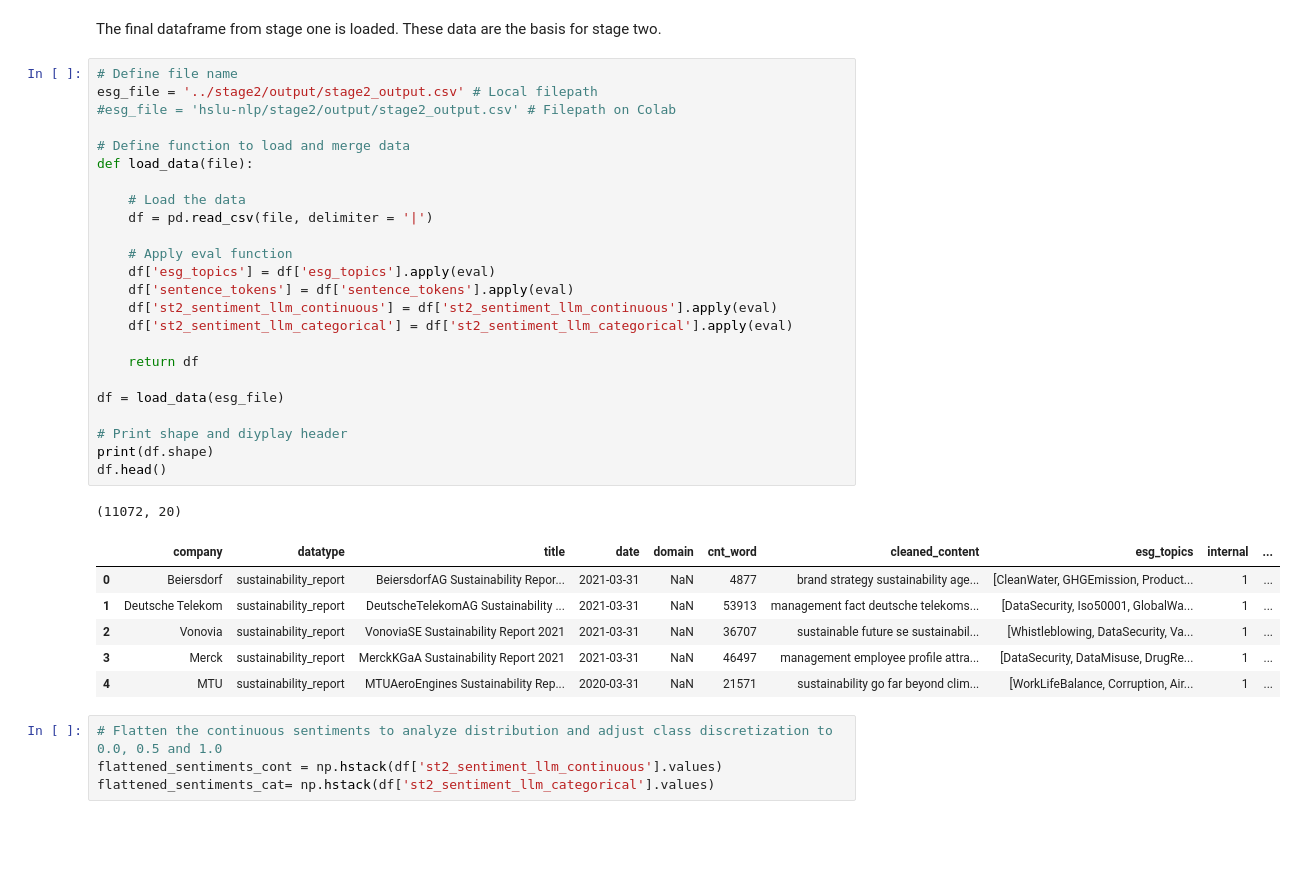
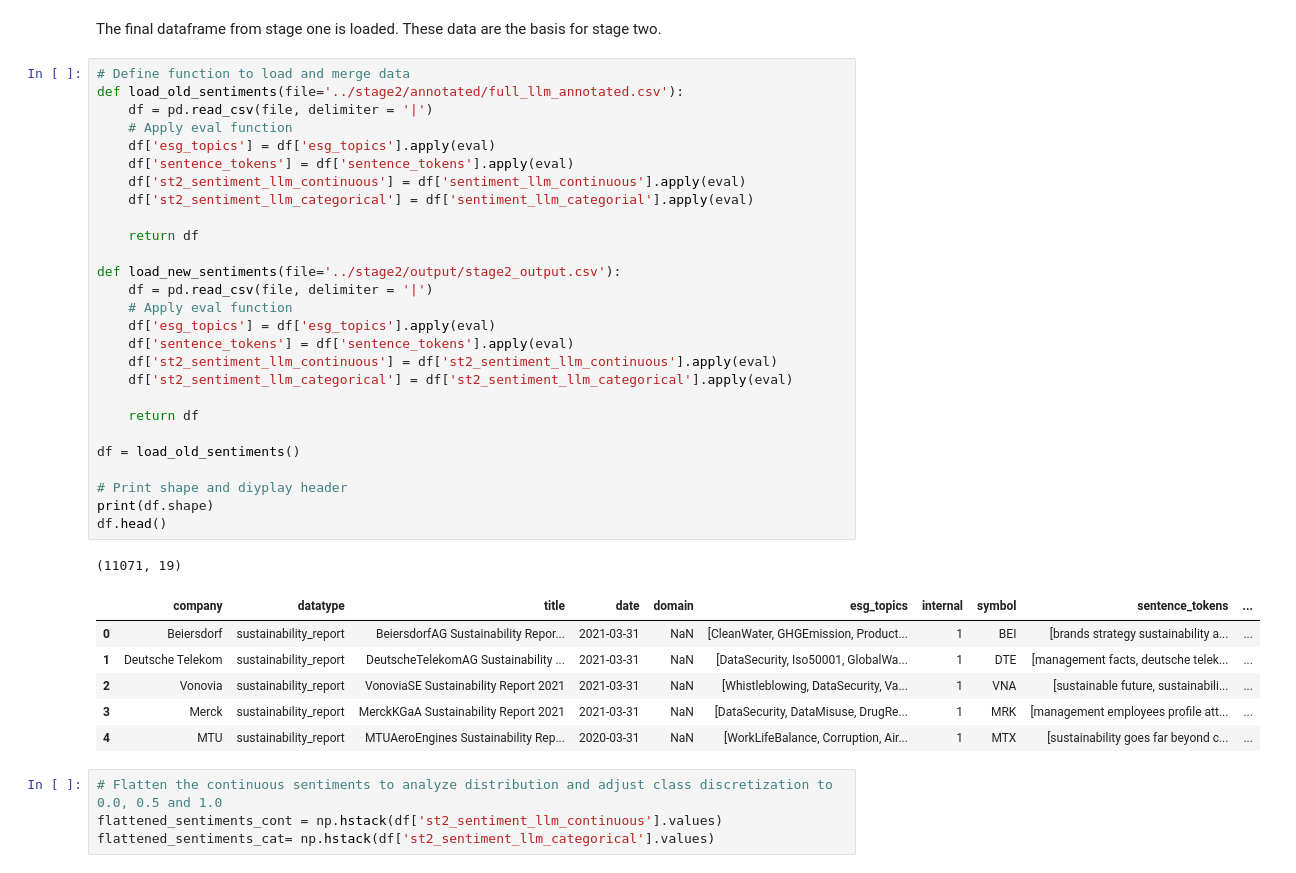
Before and after one commit to syX113/hslu-nlp, a Jupyter notebook: stage3/03-train-classifier.ipynb, the cells around one changed output. Cells and saved outputs as stored; diff of their text form; blank space fills up the shorter version.

```diff
--- a/stage3/03-train-classifier.ipynb
+++ b/stage3/03-train-classifier.ipynb
@@ -47,37 +47,40 @@ To enable the following instructions: AVX2 AVX_VNNI FMA, in other operations, re
 # %% [markdown]
 The final dataframe from stage one is loaded. These data are the basis for stage two.
 # %%
-# Define file name
-esg_file = '../stage2/output/stage2_output.csv' # Local filepath
-#esg_file = 'hslu-nlp/stage2/output/stage2_output.csv' # Filepath on Colab
+# Define function to load and merge data
+def load_old_sentiments(file='../stage2/annotated/full_llm_annotated.csv'):
+    df = pd.read_csv(file, delimiter = '|')
+    # Apply eval function
+    df['esg_topics'] = df['esg_topics'].apply(eval)
+    df['sentence_tokens'] = df['sentence_tokens'].apply(eval)
+    df['st2_sentiment_llm_continuous'] = df['sentiment_llm_continuous'].apply(eval)
+    df['st2_sentiment_llm_categorical'] = df['sentiment_llm_categorial'].apply(eval)
 
-# Define function to load and merge data
-def load_data(file):
+    return df
 
-    # Load the data
+def load_new_sentiments(file='../stage2/output/stage2_output.csv'):
     df = pd.read_csv(file, delimiter = '|')
-
     # Apply eval function
     df['esg_topics'] = df['esg_topics'].apply(eval)
     df['sentence_tokens'] = df['sentence_tokens'].apply(eval)
     df['st2_sentiment_llm_continuous'] = df['st2_sentiment_llm_continuous'].apply(eval)
     df['st2_sentiment_llm_categorical'] = df['st2_sentiment_llm_categorical'].apply(eval)
 
     return df
 
-df = load_data(esg_file)
+df = load_old_sentiments()
 
 # Print shape and diyplay header
 print(df.shape)
 df.head()
 # %% [output]
-(11072, 20)
+(11071, 19)
-|  | company | datatype | title | date | domain | cnt_word | cleaned_content | esg_topics | internal | ... |
-| 0 | Beiersdorf | sustainability_report | BeiersdorfAG Sustainability Repor... | 2021-03-31 | NaN | 4877 | brand strategy sustainability age... | [CleanWater, GHGEmission, Product... | 1 | ... |
-| 1 | Deutsche Telekom | sustainability_report | DeutscheTelekomAG Sustainability ... | 2021-03-31 | NaN | 53913 | management fact deutsche telekoms... | [DataSecurity, Iso50001, GlobalWa... | 1 | ... |
-| 2 | Vonovia | sustainability_report | VonoviaSE Sustainability Report 2021 | 2021-03-31 | NaN | 36707 | sustainable future se sustainabil... | [Whistleblowing, DataSecurity, Va... | 1 | ... |
-| 3 | Merck | sustainability_report | MerckKGaA Sustainability Report 2021 | 2021-03-31 | NaN | 46497 | management employee profile attra... | [DataSecurity, DataMisuse, DrugRe... | 1 | ... |
-| 4 | MTU | sustainability_report | MTUAeroEngines Sustainability Rep... | 2020-03-31 | NaN | 21571 | sustainability go far beyond clim... | [WorkLifeBalance, Corruption, Air... | 1 | ... |
+|  | company | datatype | title | date | domain | esg_topics | internal | symbol | sentence_tokens | ... |
+| 0 | Beiersdorf | sustainability_report | BeiersdorfAG Sustainability Repor... | 2021-03-31 | NaN | [CleanWater, GHGEmission, Product... | 1 | BEI | [brands strategy sustainability a... | ... |
+| 1 | Deutsche Telekom | sustainability_report | DeutscheTelekomAG Sustainability ... | 2021-03-31 | NaN | [DataSecurity, Iso50001, GlobalWa... | 1 | DTE | [management facts, deutsche telek... | ... |
+| 2 | Vonovia | sustainability_report | VonoviaSE Sustainability Report 2021 | 2021-03-31 | NaN | [Whistleblowing, DataSecurity, Va... | 1 | VNA | [sustainable future, sustainabili... | ... |
+| 3 | Merck | sustainability_report | MerckKGaA Sustainability Report 2021 | 2021-03-31 | NaN | [DataSecurity, DataMisuse, DrugRe... | 1 | MRK | [management employees profile att... | ... |
+| 4 | MTU | sustainability_report | MTUAeroEngines Sustainability Rep... | 2020-03-31 | NaN | [WorkLifeBalance, Corruption, Air... | 1 | MTX | [sustainability goes far beyond c... | ... |
 # %%
 # Flatten the continuous sentiments to analyze distribution and adjust class discretization to 0.0, 0.5 and 1.0
 flattened_sentiments_cont = np.hstack(df['st2_sentiment_llm_continuous'].values)
```
Also changed, not shown: parts of 40 cells of this notebook, 3 other files.
